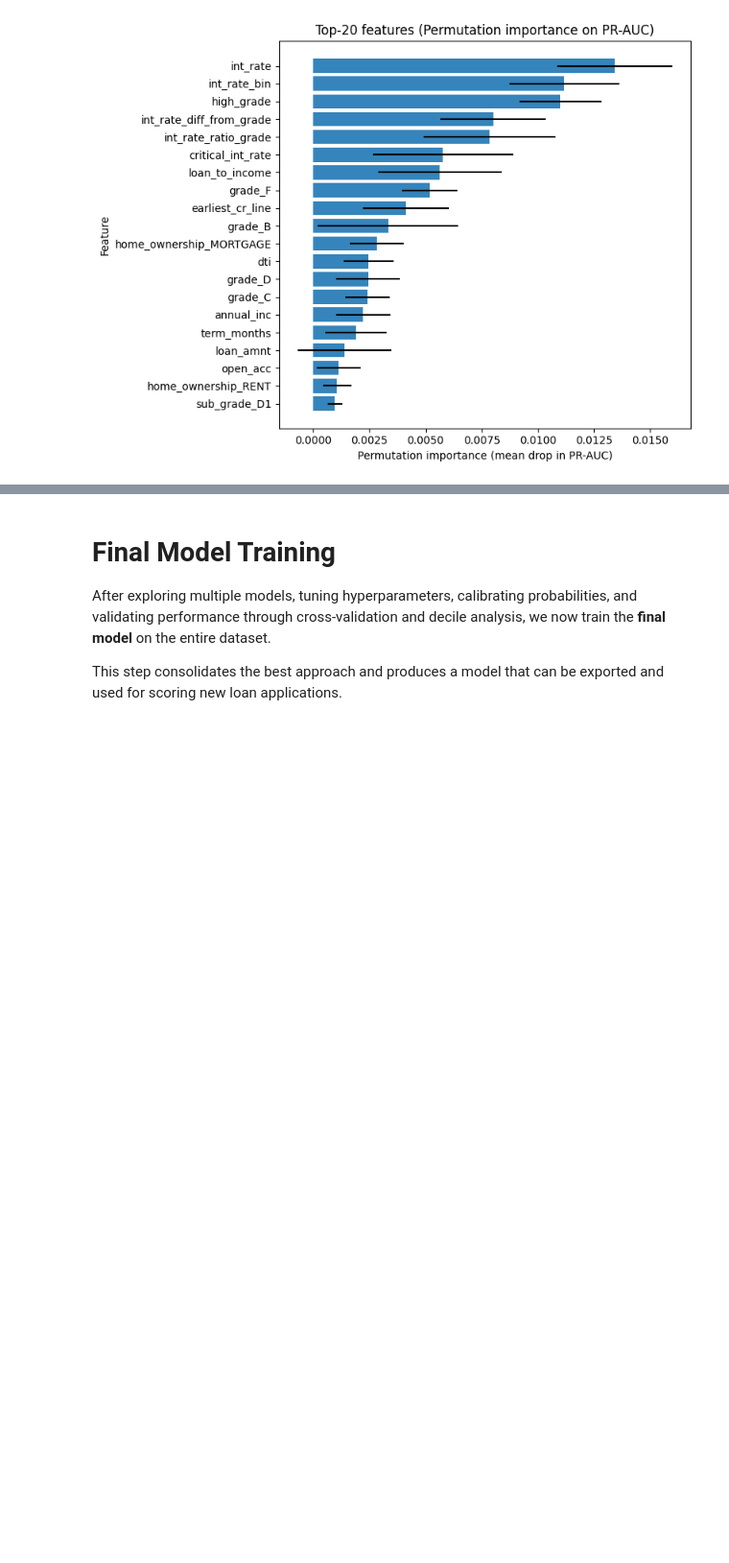
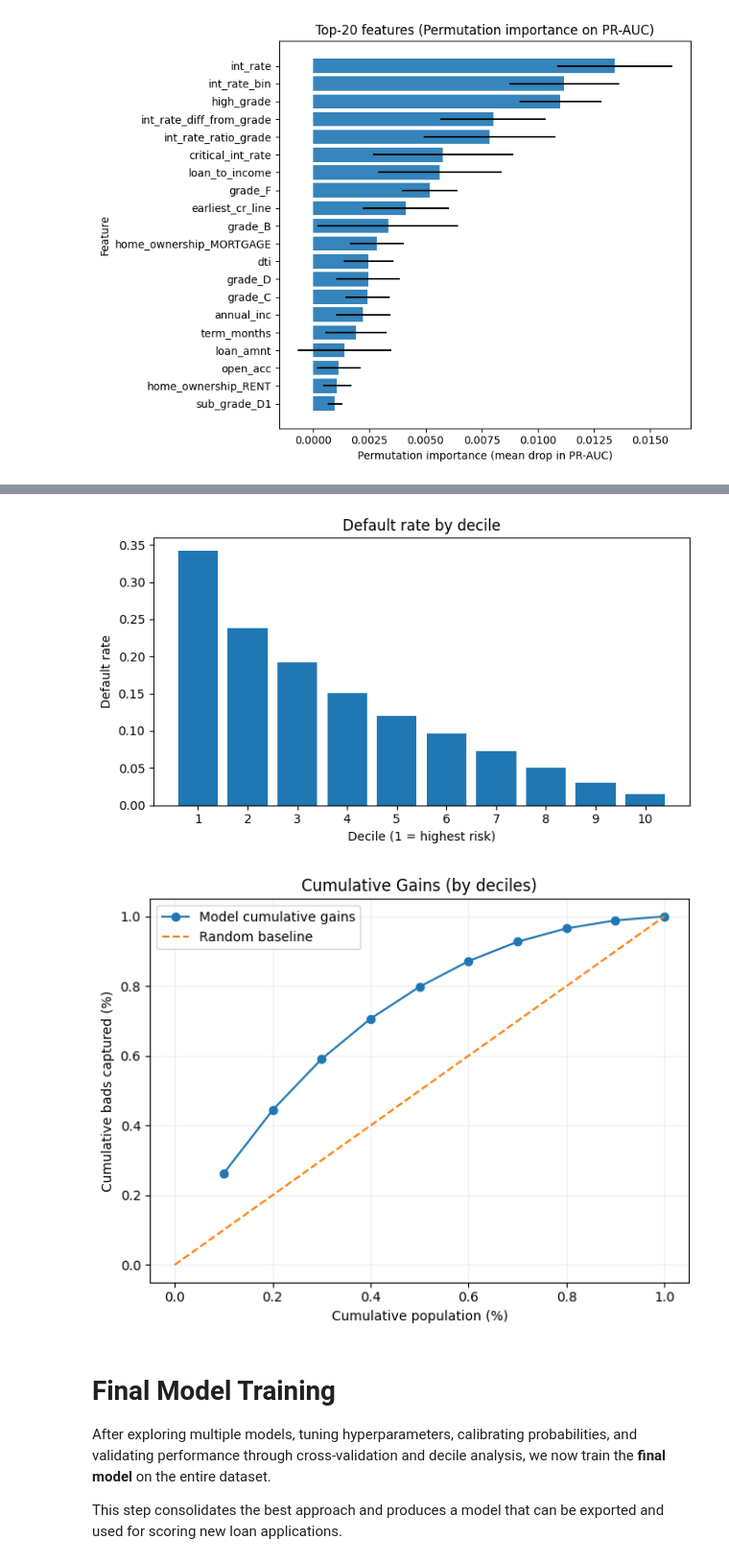
Before and after one commit to BSalvatierra13/credit-scoring-lc, a Jupyter notebook: notebooks/02_model.ipynb, the cells around one changed output, grey strips where cells are left out. Shown at 96% size. Saved outputs shown, nothing was run; the diff lists cells and outputs as text; code cells hidden in the pictures; blank space fills up the shorter version.

```diff
--- a/notebooks/02_model.ipynb
+++ b/notebooks/02_model.ipynb
@@ -568,0 +467,76 @@ Capture @ Top 20%: 0.410
+# %%
+import numpy as np
+import pandas as pd
+import matplotlib.pyplot as plt
+
+# ====== 0) Sanity check: make sure 'proba' is P(Default) ======
+def ensure_positive_class_prob(y_true, proba):
+    """
+    If the mean of y in the top 10% of scores is LOWER than in the bottom 10%,
+    then 'proba' is probably P(No-Default). In that case, invert it: 1 - proba.
+    """
+    dfc = pd.DataFrame({"y": y_true, "p": proba})
+    n10 = max(100, int(0.10 * len(dfc)))  # minimum sample size for the check
+    top_mean = dfc.sort_values("p", ascending=False).head(n10)["y"].mean()
+    bot_mean = dfc.sort_values("p", ascending=True).head(n10)["y"].mean()
+    return proba if top_mean >= bot_mean else (1.0 - proba)
+
+# ====== 1) Decile table ======
+def decile_table(y_true, proba, k=10):
+    """
+    Build a decile table for a scoring model.
+    Convention: Decile 1 = highest risk, Decile k = lowest risk.
+    Returns per-decile counts, bads, rate, and cumulative metrics.
+    """
+    df = pd.DataFrame({"y": np.asarray(y_true), "p": np.asarray(proba)})
+
+    # qcut bins in ascending score (low->high). Get numeric bins 0..k-1
+    bins = pd.qcut(df["p"], q=k, labels=False, duplicates="drop")
+
+    # Remap so 1 = highest risk (invert the bin index)
+    df["decile"] = (k - bins).astype(int)
+
+    # Per-decile aggregates (1..k = high->low risk)
+    dec = (df.groupby("decile", observed=True)
+             .agg(n=("y","size"), bad=("y","sum"), rate=("y","mean"))
+             .sort_index()
+             .reset_index())
+
+    # Cumulative from the highest-risk end
+    dec["cum_pop"] = dec["n"].cumsum()
+    dec["cum_pop_pct"] = dec["cum_pop"] / dec["n"].sum()
+
+    total_bad = max(dec["bad"].sum(), 1)   # guard for division by zero
+    dec["cum_bad"] = dec["bad"].cumsum()
+    dec["cum_bad_pct"] = dec["cum_bad"] / total_bad
+
+    return dec
+
+
+dec = decile_table(y_test_all, p_full, k=10)
+display(dec)
+
+# ====== 3) Plot: Default rate by decile ======
+plt.figure(figsize=(7,4))
+plt.bar(dec["decile"].astype(str), dec["rate"])
+plt.xlabel("Decile (1 = highest risk)")
+plt.ylabel("Default rate")
+plt.title("Default rate by decile")
+plt.tight_layout()
+plt.show()
+
+# ====== 4) Plot: Cumulative Gains (bads vs population) ======
+x = dec["cum_pop_pct"].values
+y = dec["cum_bad_pct"].values
+
+plt.figure(figsize=(6.5,5))
+plt.plot(x, y, marker="o", label="Model cumulative gains")
+plt.plot([0,1], [0,1], linestyle="--", label="Random baseline")
+plt.xlabel("Cumulative population (%)")
+plt.ylabel("Cumulative bads captured (%)")
+plt.title("Cumulative Gains (by deciles)")
+plt.legend()
+plt.grid(True, alpha=0.2)
+plt.tight_layout()
+plt.show()
+# %% [output]
@@ -569,3 +554,5 @@ Capture @ Top 20%: 0.410
+[figure, added]
+[figure, added]
 # %% [markdown]
 # Final Model Training
 
```
Also changed, not shown: parts of 18 cells of this notebook, 4 other files.
